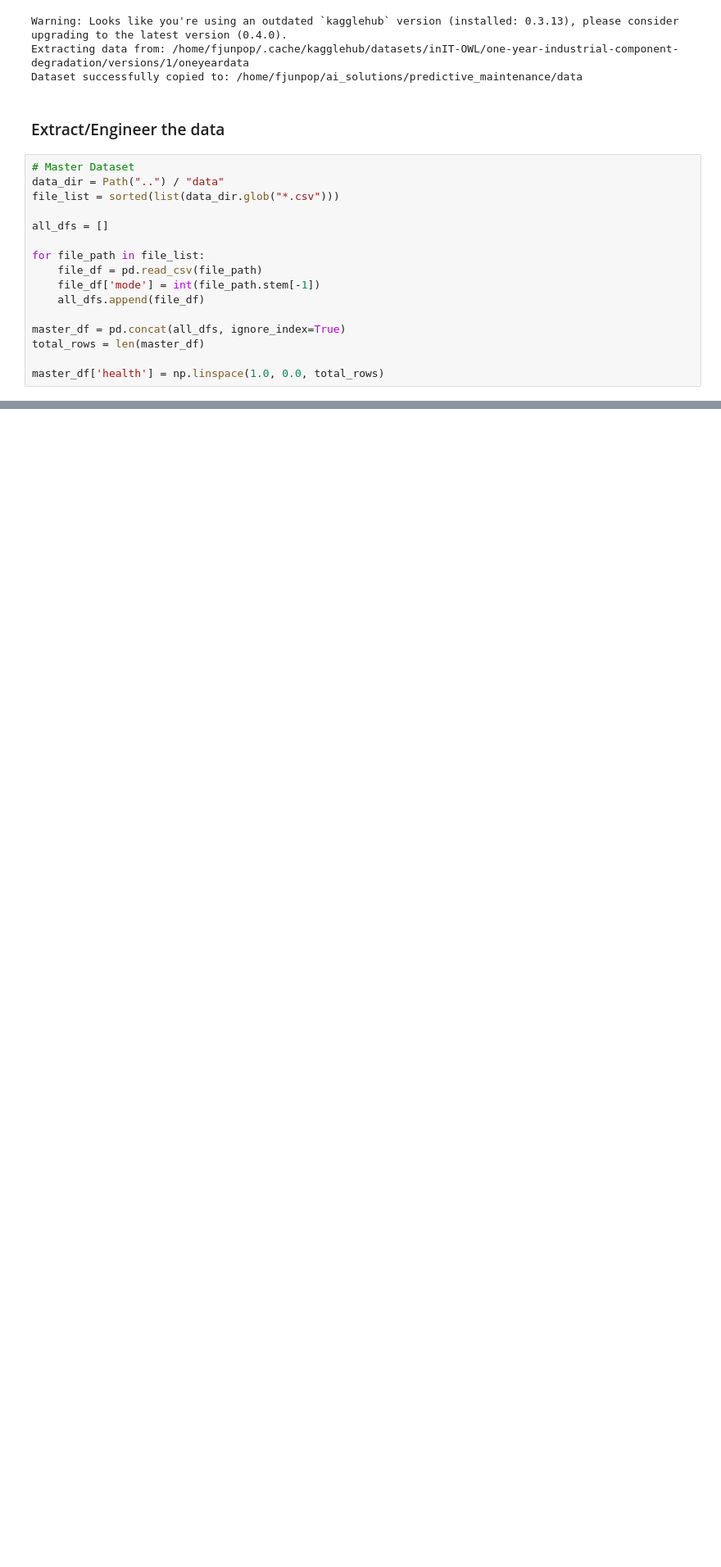
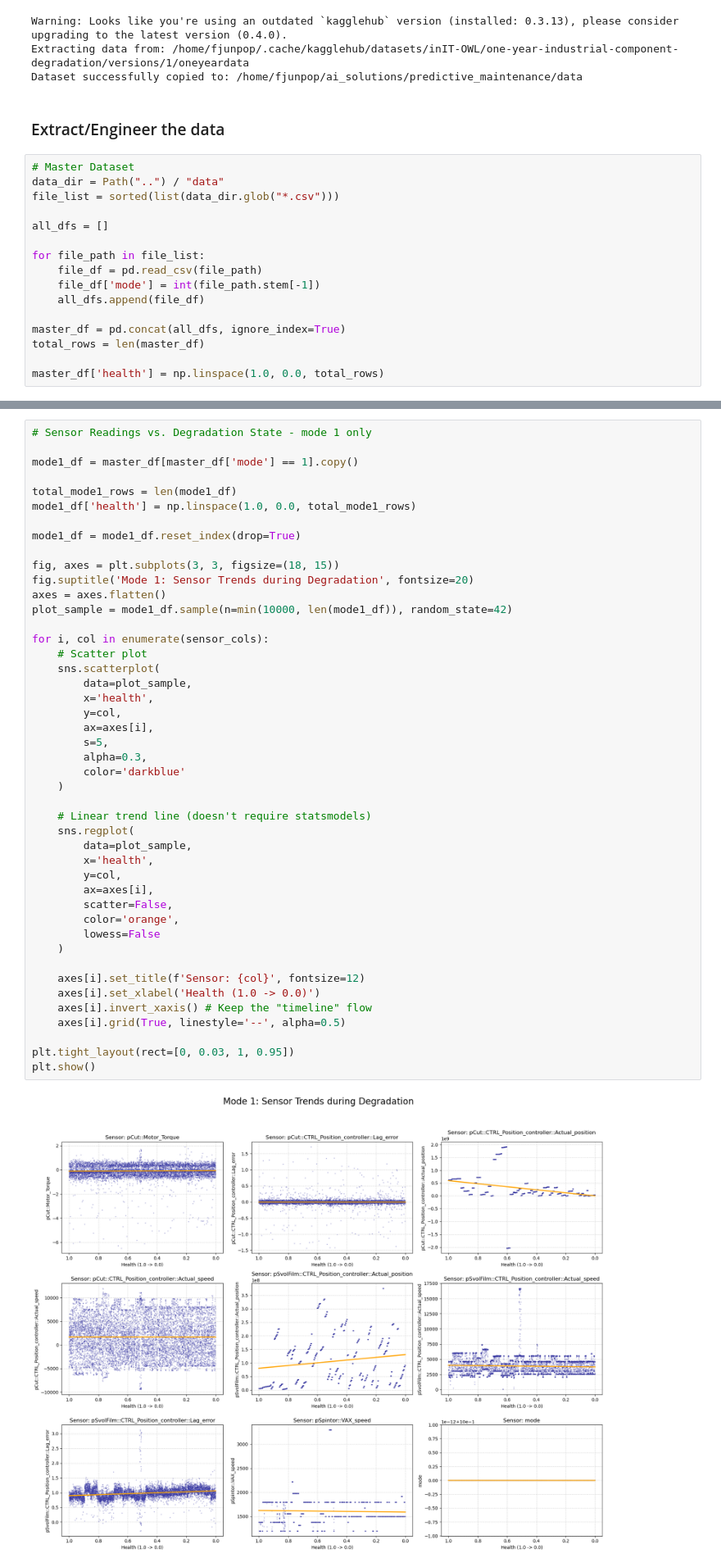
Before and after one commit to Friedrich-Mueller/ai_solutions, a Jupyter notebook: predictive_maintenance/notebooks/MVP.ipynb, the cells around one changed output, grey strips where cells are left out. Shown at 82% size. Cells and saved outputs as stored; diff of their text form; blank space fills up the shorter version.

```diff
--- a/predictive_maintenance/notebooks/MVP.ipynb
+++ b/predictive_maintenance/notebooks/MVP.ipynb
@@ -113,0 +173,47 @@ Therefore, applying a regression based solution makes alot more sense, with the
+# %%
+# Sensor Readings vs. Degradation State - mode 1 only
+
+mode1_df = master_df[master_df['mode'] == 1].copy()
+
+total_mode1_rows = len(mode1_df)
+mode1_df['health'] = np.linspace(1.0, 0.0, total_mode1_rows)
+
+mode1_df = mode1_df.reset_index(drop=True)
+
+fig, axes = plt.subplots(3, 3, figsize=(18, 15))
+fig.suptitle('Mode 1: Sensor Trends during Degradation', fontsize=20)
+axes = axes.flatten()
+plot_sample = mode1_df.sample(n=min(10000, len(mode1_df)), random_state=42)
+
+for i, col in enumerate(sensor_cols):
+    # Scatter plot
+    sns.scatterplot(
+        data=plot_sample,
+        x='health',
+        y=col,
+        ax=axes[i],
+        s=5,
+        alpha=0.3,
+        color='darkblue'
+    )
+
+    # Linear trend line (doesn't require statsmodels)
+    sns.regplot(
+        data=plot_sample,
+        x='health',
+        y=col,
+        ax=axes[i],
+        scatter=False,
+        color='orange',
+        lowess=False
+    )
+
+    axes[i].set_title(f'Sensor: {col}', fontsize=12)
+    axes[i].set_xlabel('Health (1.0 -> 0.0)')
+    axes[i].invert_xaxis() # Keep the "timeline" flow
+    axes[i].grid(True, linestyle='--', alpha=0.5)
+
+plt.tight_layout(rect=[0, 0.03, 1, 0.95])
+plt.show()
+# %% [output]
+[figure, added]
```
Also changed, not shown: parts of 13 cells of this notebook.
